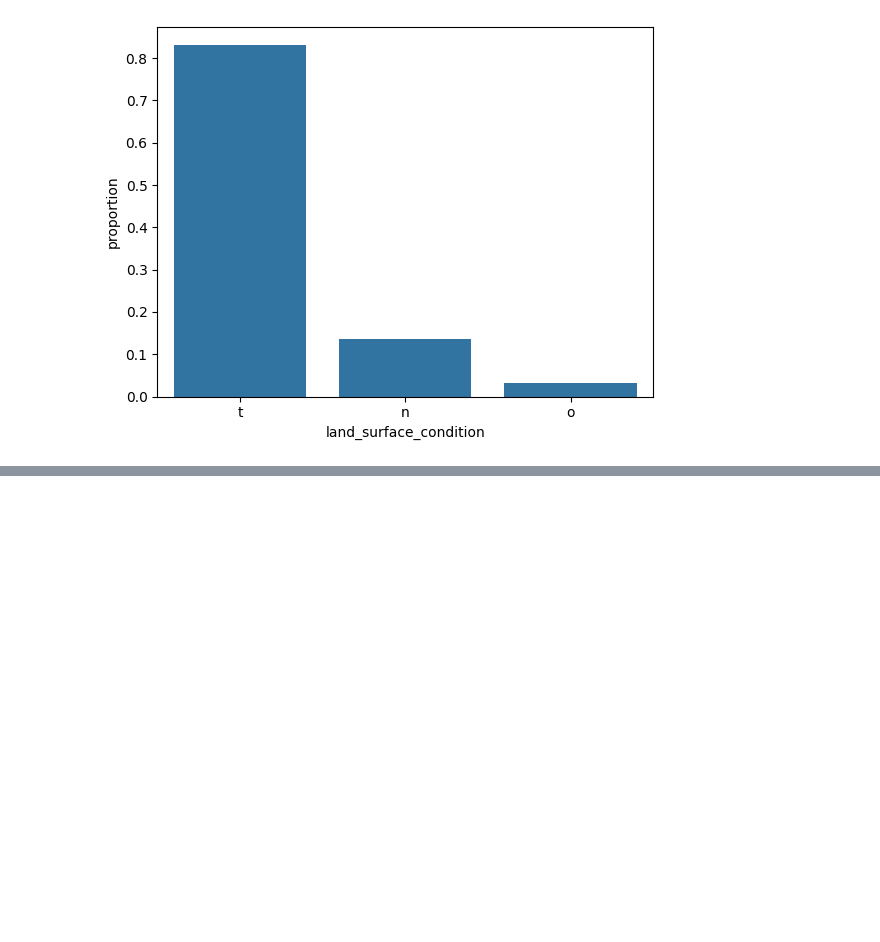
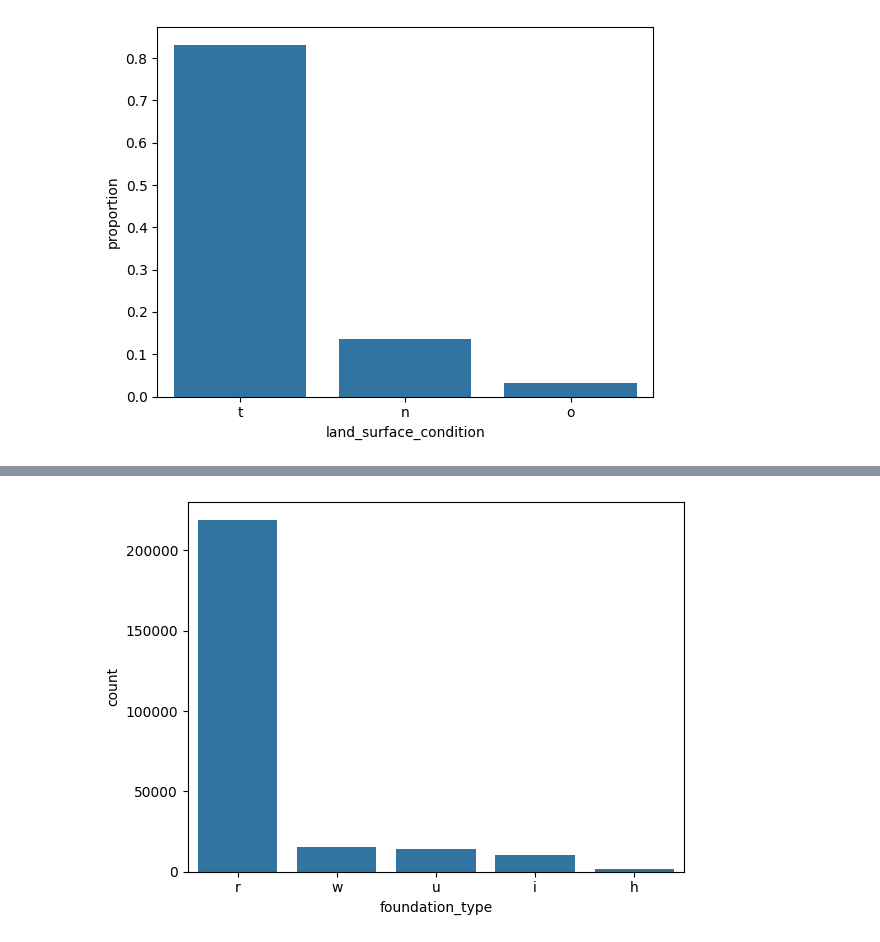
Before and after one commit to Hor-layinka/Hobs-Portfolio-projects, a Jupyter notebook: ClassificationModels/earth_quake_damage_pred.ipynb, the cells around one changed output, grey strips where cells are left out. Cells and saved outputs as stored; diff of their text form; code cells hidden in the pictures; blank space fills up the shorter version.

```diff
--- a/ClassificationModels/earth_quake_damage_pred.ipynb
+++ b/ClassificationModels/earth_quake_damage_pred.ipynb
@@ -118,0 +156,5 @@ sns.barplot(data=train_data.land_surface_condition.value_counts(normalize=True))
+# %%
+#plot distribution
+sns.barplot(data=train_data.foundation_type.value_counts());
+# %% [output]
+[figure, added]
```
Also changed, not shown: parts of 18 cells of this notebook.
